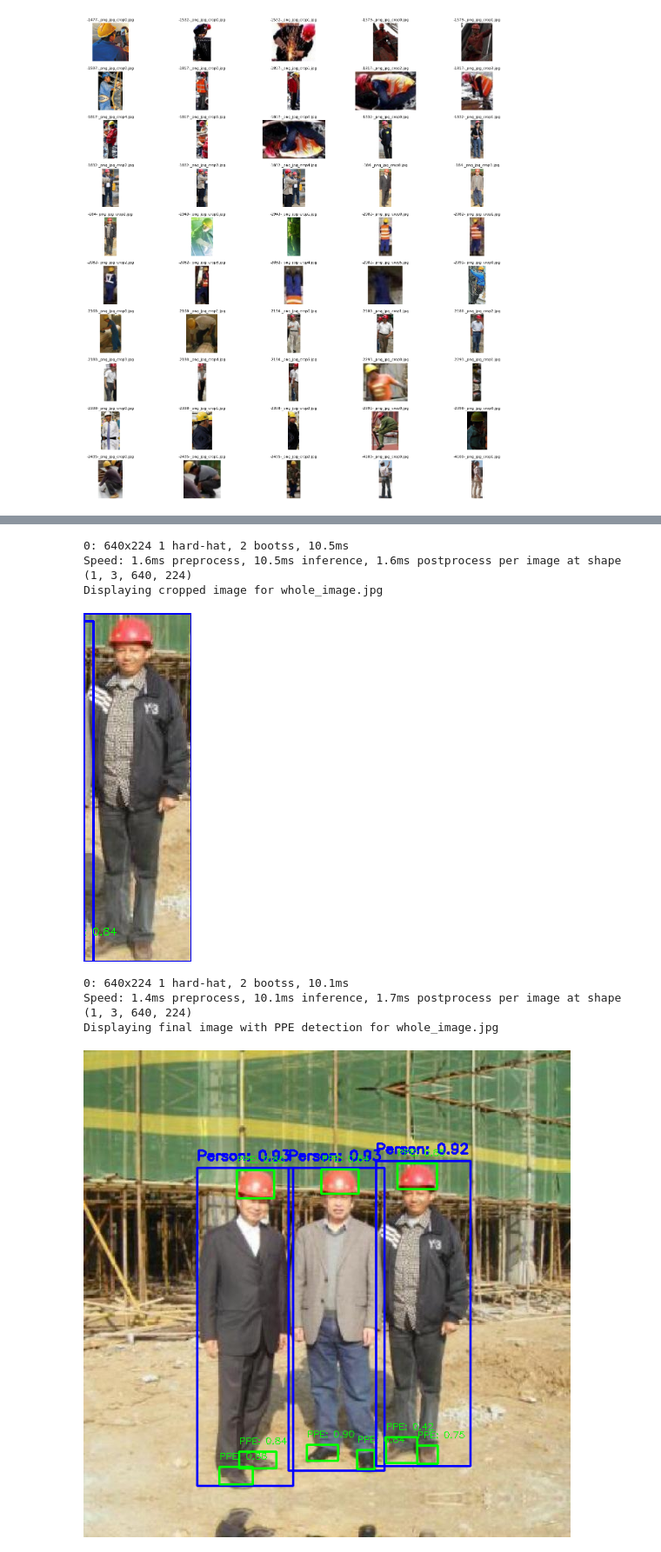
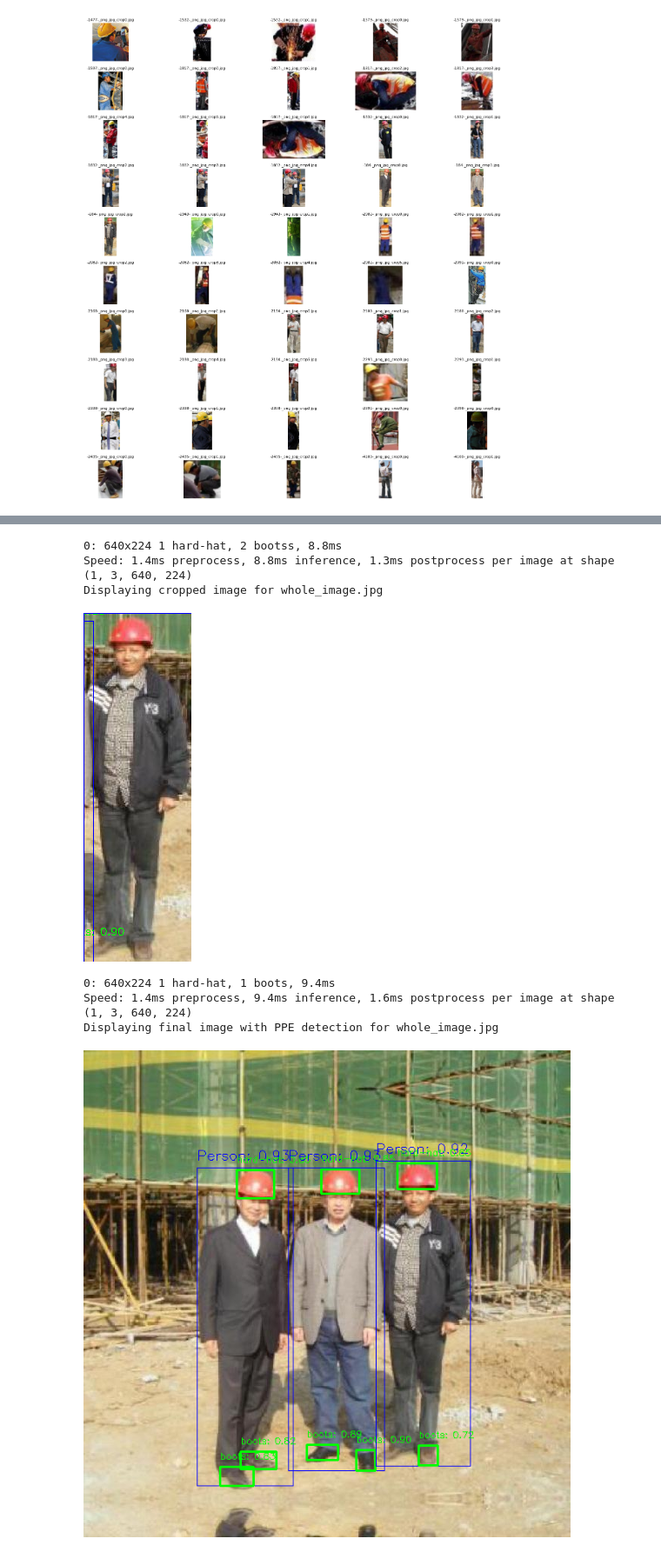
Before and after one commit to DevMhrn/PersonPPEDetectionModel, a Jupyter notebook: Train.ipynb, the cells around one changed output, grey strips where cells are left out. Shown at 87% size. Drawn from its saved outputs; the diff is of its cells as text; code cells hidden in the pictures.

Commit message:
"Added the in the detection with the name "

```diff
--- a/Train.ipynb
+++ b/Train.ipynb
@@ -267,7 +274,10 @@ import os
 from ultralytics import YOLO
 from google.colab.patches import cv2_imshow
 
-#inference.py
+# inference.py
+
+# List of class names for the PPE model
+ppe_class_names = ['hard-hat', 'gloves', 'mask', 'glasses', 'boots', 'vest', 'ppe-suit', 'ear-protector', 'safety-harness']
 
 def inference(input_dir, output_dir, person_model_path, ppe_model_path):
     if not os.path.exists(output_dir):
@@ -289,13 +299,13 @@ def inference(input_dir, output_dir, person_model_path, ppe_model_path):
             confidence = person_bbox.conf[0]  # Get confidence for person detection
 
             # Draw bounding box and confidence score for person
-            cv2.rectangle(image, (int(xmin), int(ymin)), (int(xmax), int(ymax)), (255, 0, 0), 2)
+            cv2.rectangle(image, (int(xmin), int(ymin)), (int(xmax), int(ymax)), (255, 0, 0), 1)
             cv2.putText(image, f'Person: {confidence:.2f}',
                         (int(xmin), int(ymin) - 10),
                         cv2.FONT_HERSHEY_SIMPLEX,
                         0.6,
                         (255, 0, 0),
-                        2)
+                        1)
 
             cropped_img = image[int(ymin):int(ymax), int(xmin):int(xmax)]
 
@@ -310,13 +320,15 @@ def inference(input_dir, output_dir, person_model_path, ppe_model_path):
             for ppe_bbox in ppe_results[0].boxes:
                 pxmin, pymin, pxmax, pymax = ppe_bbox.xyxy[0].tolist()
                 ppe_conf = ppe_bbox.conf[0]  # Get confidence for PPE detection
+                ppe_class_id = int(ppe_bbox.cls[0])  # Get class ID for PPE detection
+                ppe_label = ppe_class_names[ppe_class_id]  # Get class name
 
                 # Draw bounding box and confidence score for PPE
                 cv2.rectangle(image,
                               (int(xmin + pxmin), int(ymin + pymin)),
                               (int(xmin + pxmax), int(ymin + pymax)),
                               (0, 255, 0), 2)
-                cv2.putText(image, f'PPE: {ppe_conf:.2f}',
+                cv2.putText(image, f'{ppe_label}: {ppe_conf:.2f}',
                             (int(xmin + pxmin), int(ymin + pymin) - 10),
                             cv2.FONT_HERSHEY_SIMPLEX,
                             0.4,
@@ -334,7 +346,7 @@ def inference(input_dir, output_dir, person_model_path, ppe_model_path):
 input_dir = '/content/input_images'  # Change this as necessary
 output_dir = '/content/output_images'  # Change this as necessary
 person_model_path = '/content/weights/PersonDetection.pt'  # Path to the person detection model
-ppe_model_path = '/content/runs/detect/train/weights/best.pt'  # Path to the PPE detection model
+ppe_model_path = '/content/weights/PPEDetection.pt'  # Path to the PPE detection model
 
 # Run inference
 inference(input_dir, output_dir, person_model_path, ppe_model_path)
@@ -350,8 +362,8 @@ Displaying cropped image for whole_image.jpg
-0: 640x224 1 hard-hat, 2 bootss, 10.5ms
-Speed: 1.6ms preprocess, 10.5ms inference, 1.6ms postprocess per image at shape (1, 3, 640, 224)
+0: 640x224 1 hard-hat, 2 bootss, 8.8ms
+Speed: 1.4ms preprocess, 8.8ms inference, 1.3ms postprocess per image at shape (1, 3, 640, 224)
 Displaying cropped image for whole_image.jpg
-[figure, old version]
+[figure, new version]
-0: 640x224 1 hard-hat, 2 bootss, 10.1ms
-Speed: 1.4ms preprocess, 10.1ms inference, 1.7ms postprocess per image at shape (1, 3, 640, 224)
+0: 640x224 1 hard-hat, 1 boots, 9.4ms
+Speed: 1.4ms preprocess, 9.4ms inference, 1.6ms postprocess per image at shape (1, 3, 640, 224)
 Displaying final image with PPE detection for whole_image.jpg
-[figure, old version]
+[figure, new version]
```
Also changed, not shown: parts of 7 cells of this notebook.
